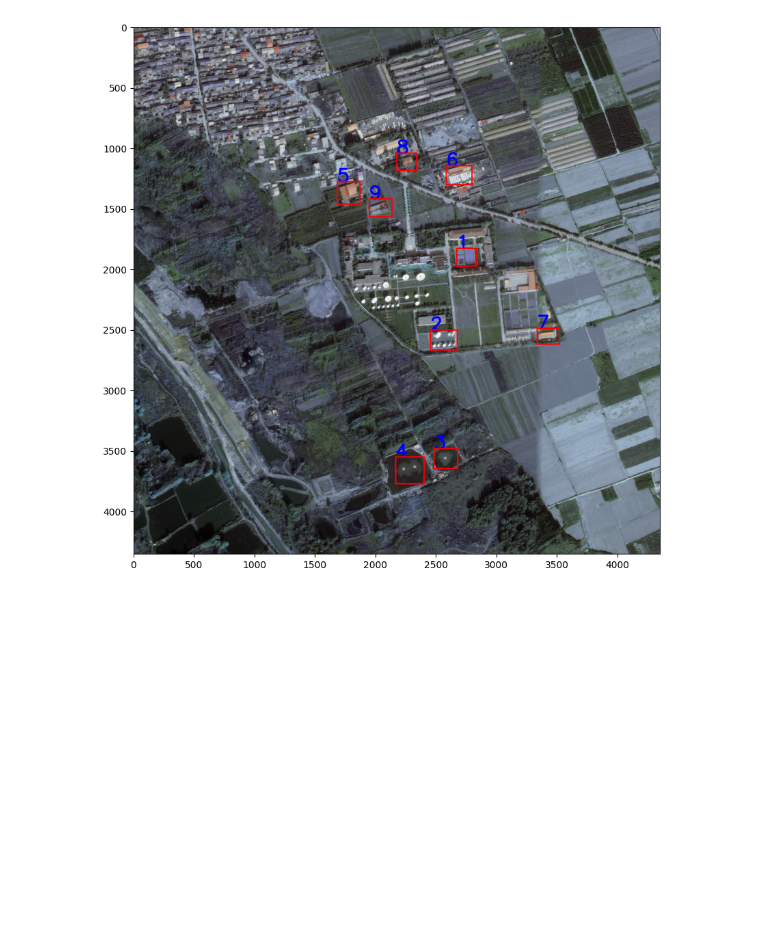
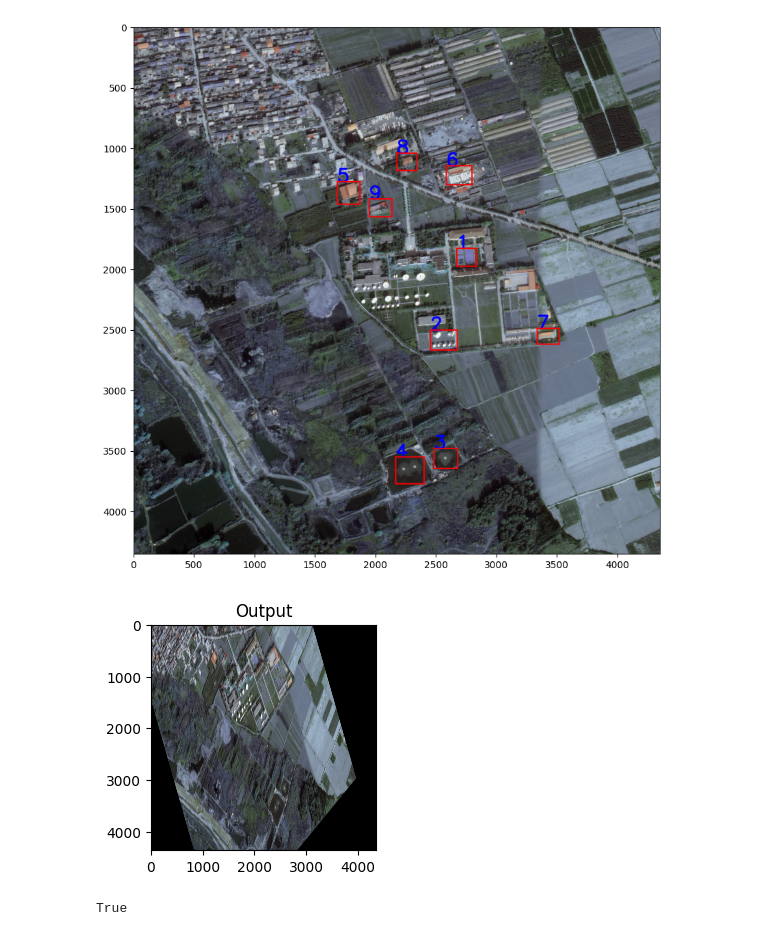
Before and after one commit to haminhtien99/object_tracking, a Jupyter notebook: tasks/create-list-images.ipynb, the cells around one changed output. Drawn from its saved outputs; the diff is of its cells as text; code cells hidden in the pictures; blank space fills up the shorter version.

```diff
--- a/tasks/create-list-images.ipynb
+++ b/tasks/create-list-images.ipynb
@@ -37,3 +37,29 @@ plt.imshow(imgCopy)
 plt.show()
 # %% [output]
 [figure]
+# %%
+# warpAffine
+import cv2
+import numpy as np
+from matplotlib import pyplot as plt
+rows, cols, ch = img.shape
+
+pts1 = np.float32([[500, 500],
+                   [2000, 3000],
+                   [500, 2000]])
+
+pts2 = np.float32([[100, 400],
+                   [2000, 2800],
+                   [700, 2500]])
+
+M = cv2.getAffineTransform(pts1, pts2)
+dst = cv2.warpAffine(img, M, (cols, rows))
+
+plt.imshow(dst)
+plt.title('Output')
+plt.show()
+
+cv2.imwrite('warpAffine.jpg', dst)
+# %% [output]
+[figure, added]
+True
```
Also changed, not shown: parts of 4 cells of this notebook, 9 other files.
